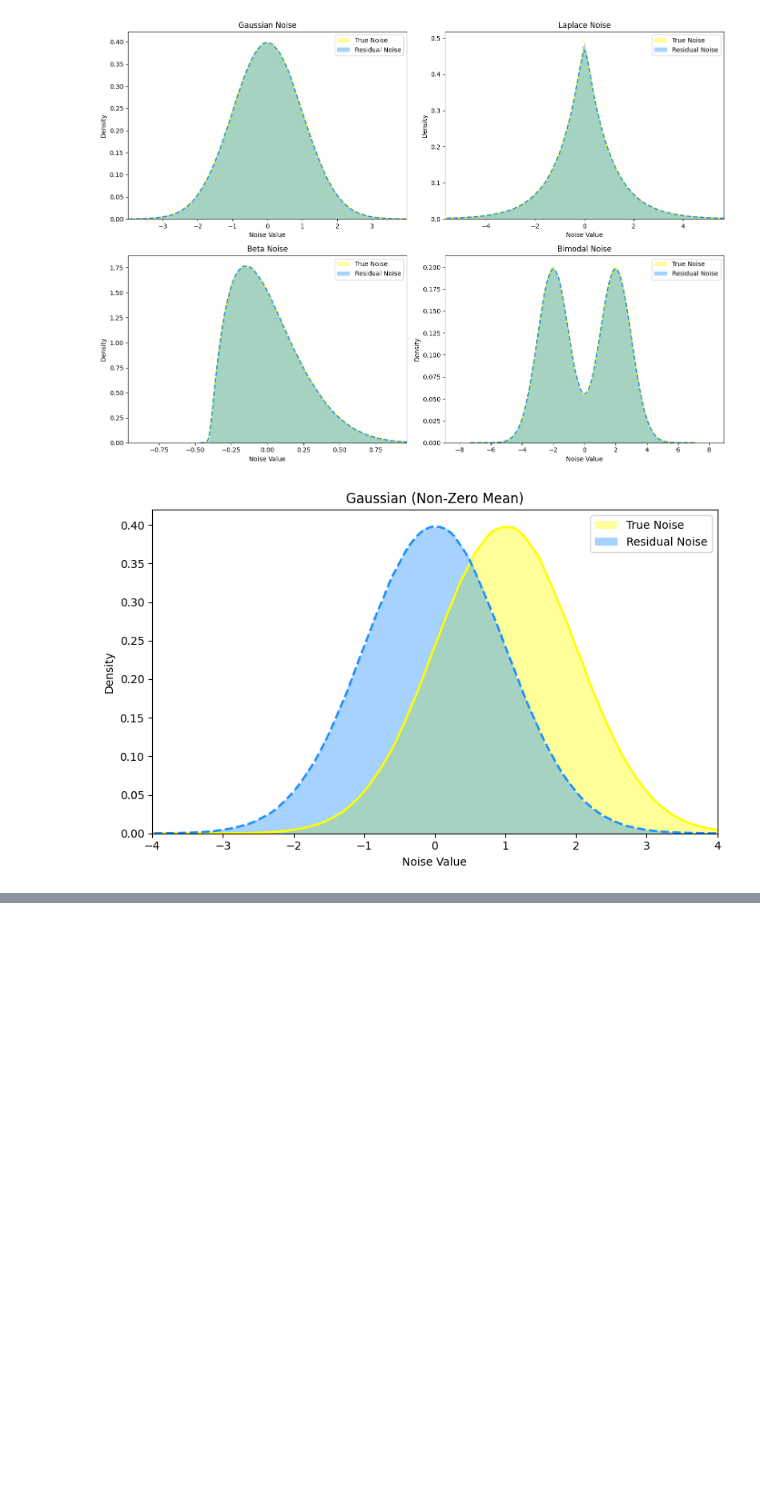
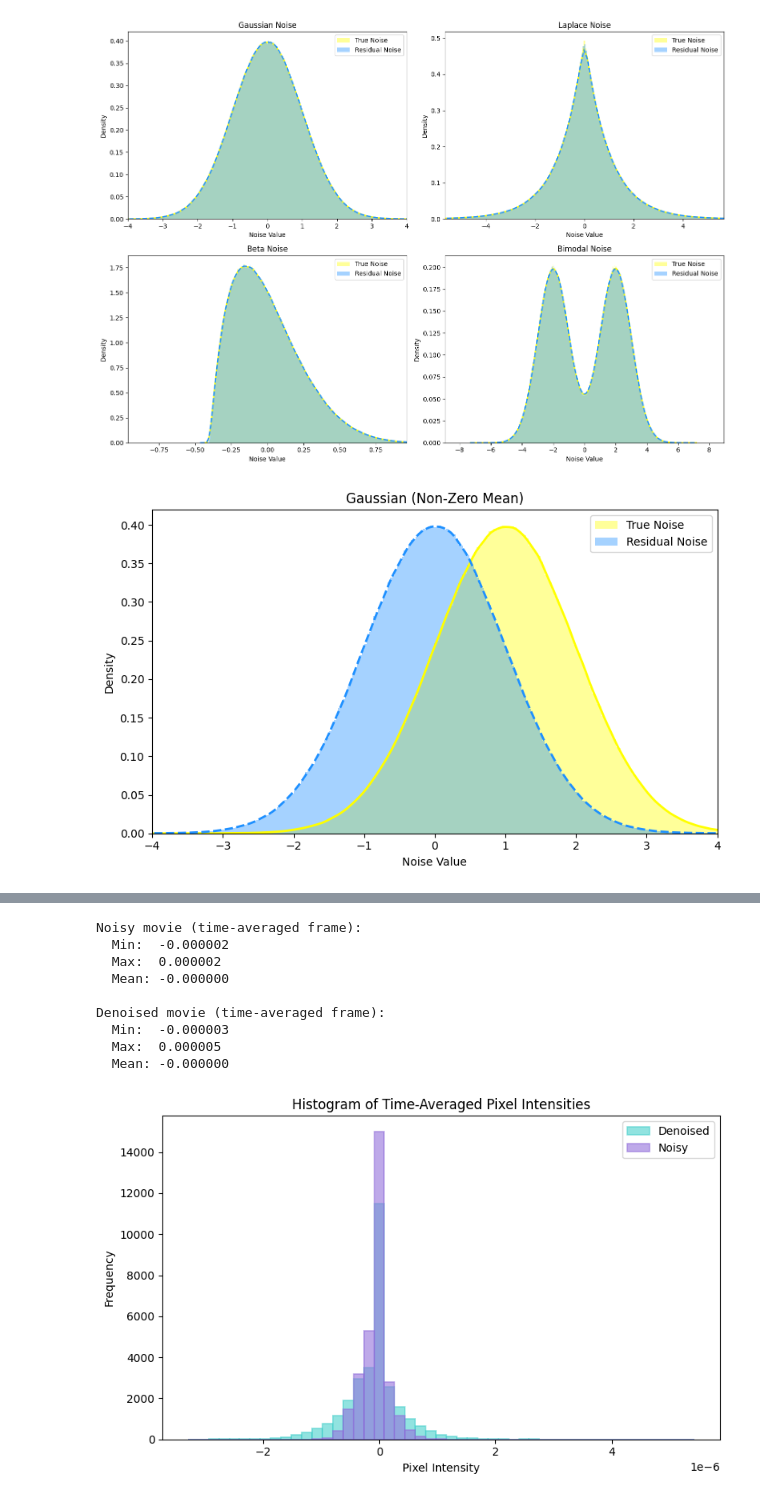
Before and after one commit to katienb/perception_project, a Jupyter notebook: perception_project/testing_denoise.ipynb, the cells around one changed output, grey strips where cells are left out. Saved outputs shown, nothing was run; the diff lists cells and outputs as text; code cells hidden in the pictures; blank space fills up the shorter version.

```diff
--- a/perception_project/testing_denoise.ipynb
+++ b/perception_project/testing_denoise.ipynb
@@ -407,2 +566,22 @@ ani = denoise_and_plot(test_movie, gaussian_noise, fps)
 # %%
 plt.close('all')
+# %%
+# Define the mouse, date, and file info
+mouse = "cfm001mjr"
+date = "20240506"
+file = "meas00"
+
+#%matplotlib widget
+%matplotlib inline
+check = check_denoising(mouse, date, file, plot_hist=True, plot=False)
+# %% [output]
+Noisy movie (time-averaged frame):
+  Min:  -0.000002
+  Max:  0.000002
+  Mean: -0.000000
+
+Denoised movie (time-averaged frame):
+  Min:  -0.000003
+  Max:  0.000005
+  Mean: -0.000000
+[figure, added]
```
Also changed, not shown: parts of 13 cells of this notebook, 5 other files.
